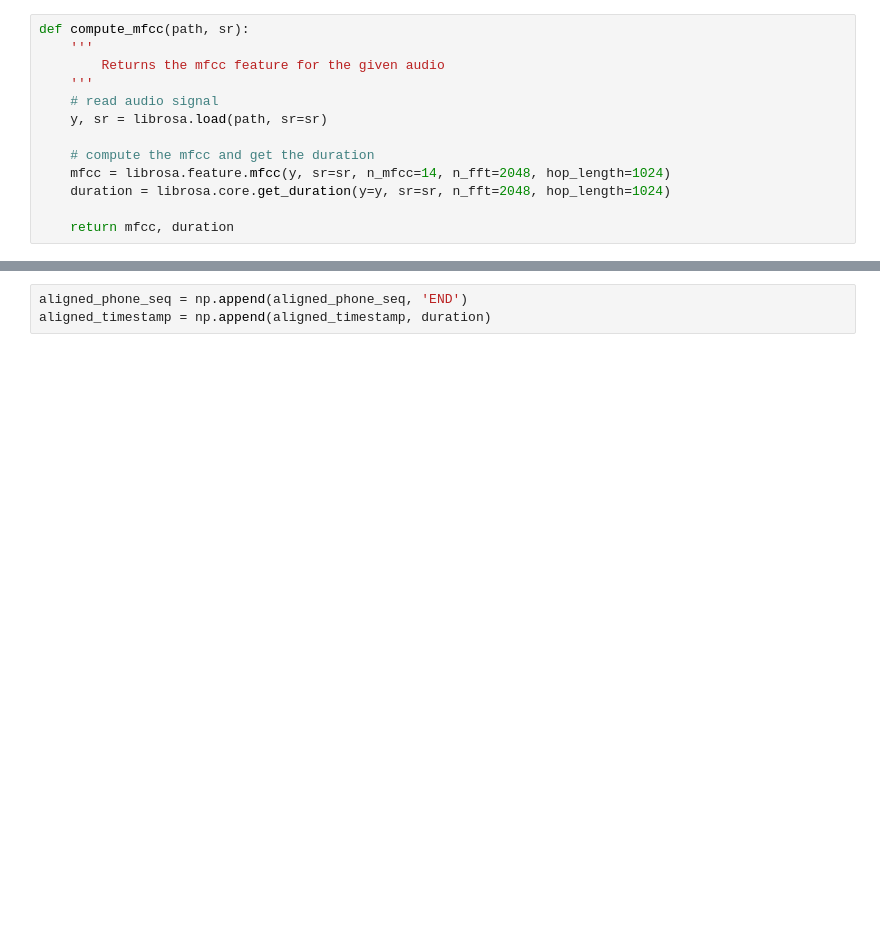
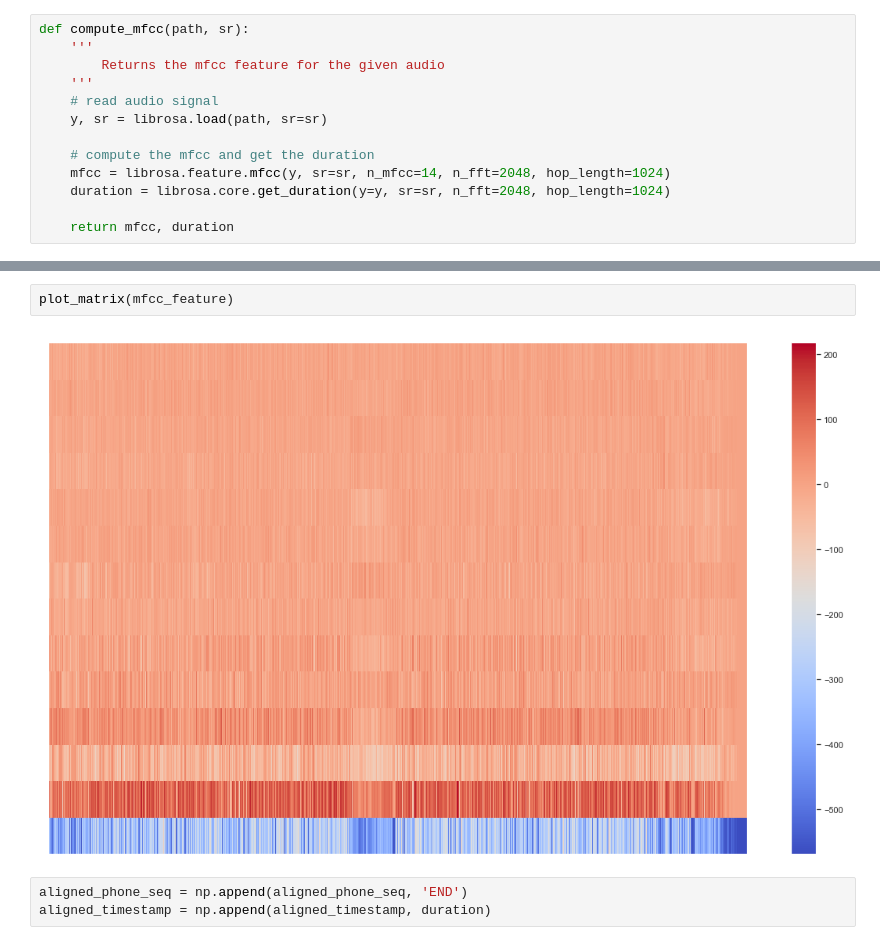
Before and after one commit to mau5Kol/Rhyme-Detection, a Jupyter notebook: src/quantify_test.ipynb, the cells around one changed output, grey strips where cells are left out. Saved outputs shown, nothing was run; the diff lists cells and outputs as text; blank space fills up the shorter version.

```diff
--- a/src/quantify_test.ipynb
+++ b/src/quantify_test.ipynb
@@ -537,3 +584,7 @@ mfcc_feature.shape
+# %%
+plot_matrix(mfcc_feature)
+# %% [output]
+[figure, added]
 # %%
 aligned_phone_seq = np.append(aligned_phone_seq, 'END')
 aligned_timestamp = np.append(aligned_timestamp, duration)
```
Also changed, not shown: parts of 36 cells of this notebook.
